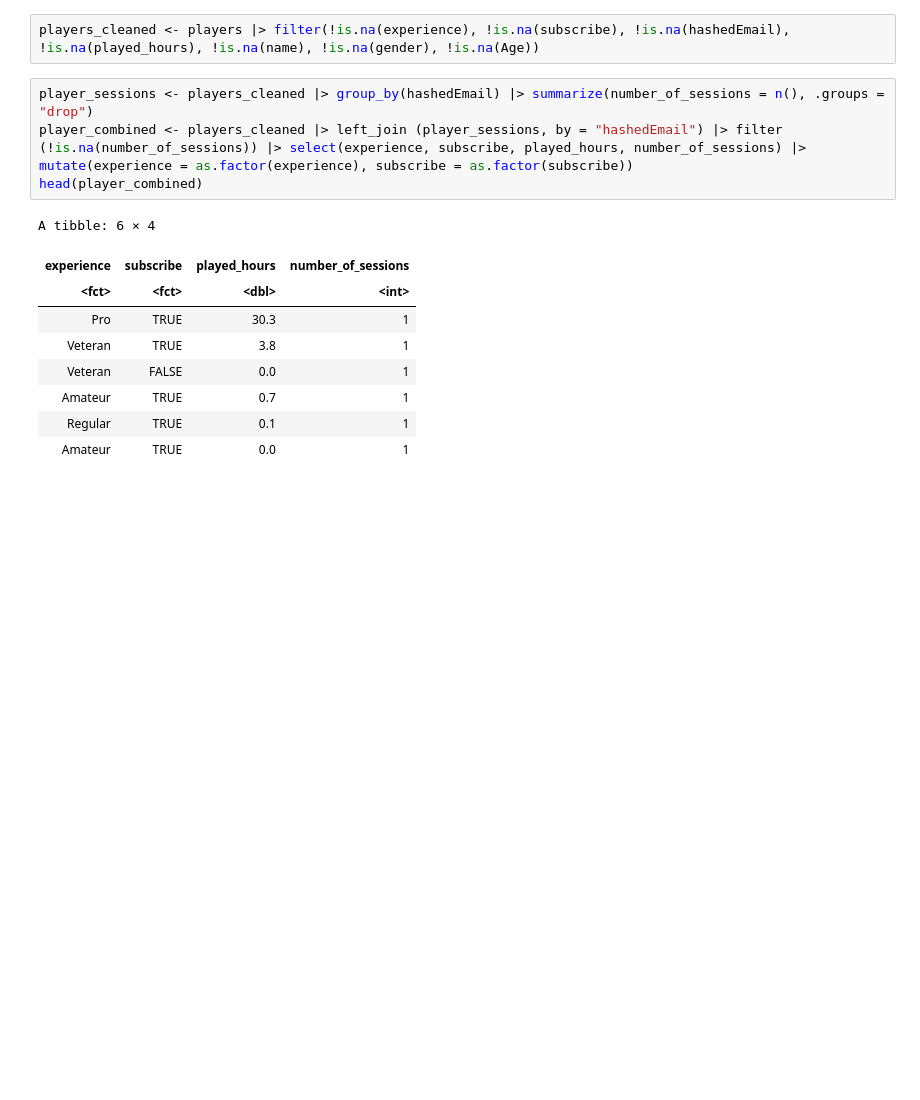
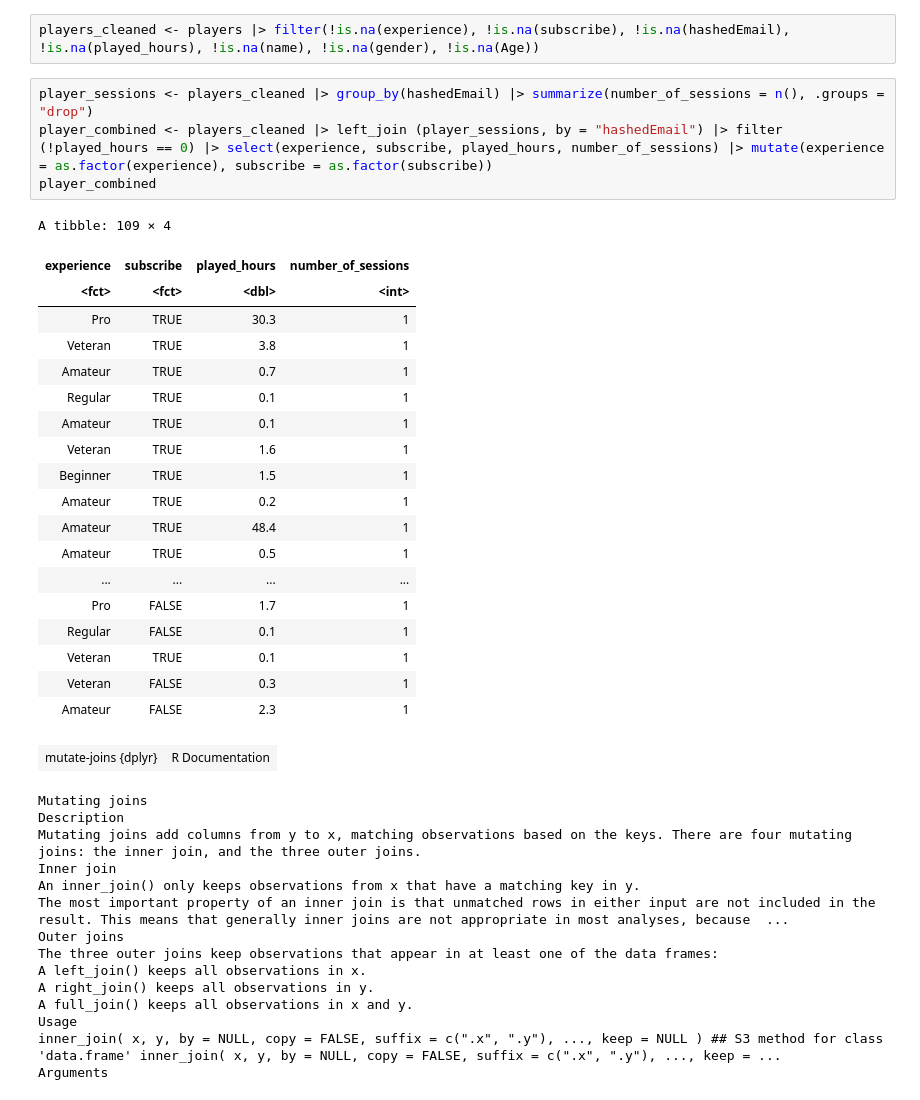
Before and after one commit to jmitra05/dsci-100-2024w2-group-003, a Jupyter notebook: project.ipynb, the cells around one changed output. Drawn from its saved outputs; the diff is of its cells as text; blank space fills up the shorter version.

Commit message:
Filtered players with 0 hours played

```diff
--- a/project.ipynb
+++ b/project.ipynb
@@ -22,15 +22,40 @@ lgl (1): subscribe
 players_cleaned <- players |> filter(!is.na(experience), !is.na(subscribe), !is.na(hashedEmail), !is.na(played_hours), !is.na(name), !is.na(gender), !is.na(Age))
 # %%
 player_sessions <- players_cleaned |> group_by(hashedEmail) |> summarize(number_of_sessions = n(), .groups = "drop")
-player_combined <- players_cleaned |> left_join (player_sessions, by = "hashedEmail") |> filter (!is.na(number_of_sessions)) |> select(experience, subscribe, played_hours, number_of_sessions) |> mutate(experience = as.factor(experience), subscribe = as.factor(subscribe))
-head(player_combined)
+player_combined <- players_cleaned |> left_join (player_sessions, by = "hashedEmail") |> filter (!played_hours == 0) |> select(experience, subscribe, played_hours, number_of_sessions) |> mutate(experience = as.factor(experience), subscribe = as.factor(subscribe))
+player_combined
 # %% [output]
-A tibble: 6 × 4
+A tibble: 109 × 4
 | experience | subscribe | played_hours | number_of_sessions |
 | <fct> | <fct> | <dbl> | <int> |
 | Pro | TRUE | 30.3 | 1 |
 | Veteran | TRUE | 3.8 | 1 |
-| Veteran | FALSE | 0.0 | 1 |
 | Amateur | TRUE | 0.7 | 1 |
 | Regular | TRUE | 0.1 | 1 |
-| Amateur | TRUE | 0.0 | 1 |
+| Amateur | TRUE | 0.1 | 1 |
+| Veteran | TRUE | 1.6 | 1 |
+| Beginner | TRUE | 1.5 | 1 |
+| Amateur | TRUE | 0.2 | 1 |
+| Amateur | TRUE | 48.4 | 1 |
+| Amateur | TRUE | 0.5 | 1 |
+| ... | ... | ... | ... |
+| Pro | FALSE | 1.7 | 1 |
+| Regular | FALSE | 0.1 | 1 |
+| Veteran | TRUE | 0.1 | 1 |
+| Veteran | FALSE | 0.3 | 1 |
+| Amateur | FALSE | 2.3 | 1 |
+| mutate-joins {dplyr} | R Documentation |
+Mutating joins
+Description
+Mutating joins add columns from y to x, matching observations based on the keys. There are four mutating joins: the inner join, and the three outer joins.
+Inner join
+An inner_join() only keeps observations from x that have a matching key in y.
+The most important property of an inner join is that unmatched rows in either input are not included in the result. This means that generally inner joins are not appropriate in most analyses, because  ...
+Outer joins
+The three outer joins keep observations that appear in at least one of the data frames:
+A left_join() keeps all observations in x.
+A right_join() keeps all observations in y.
+A full_join() keeps all observations in x and y.
+Usage
+inner_join( x, y, by = NULL, copy = FALSE, suffix = c(".x", ".y"), ..., keep = NULL ) ## S3 method for class 'data.frame' inner_join( x, y, by = NULL, copy = FALSE, suffix = c(".x", ".y"), ..., keep = ...
+Arguments
```
Also changed, not shown: parts of 2 cells of this notebook.
